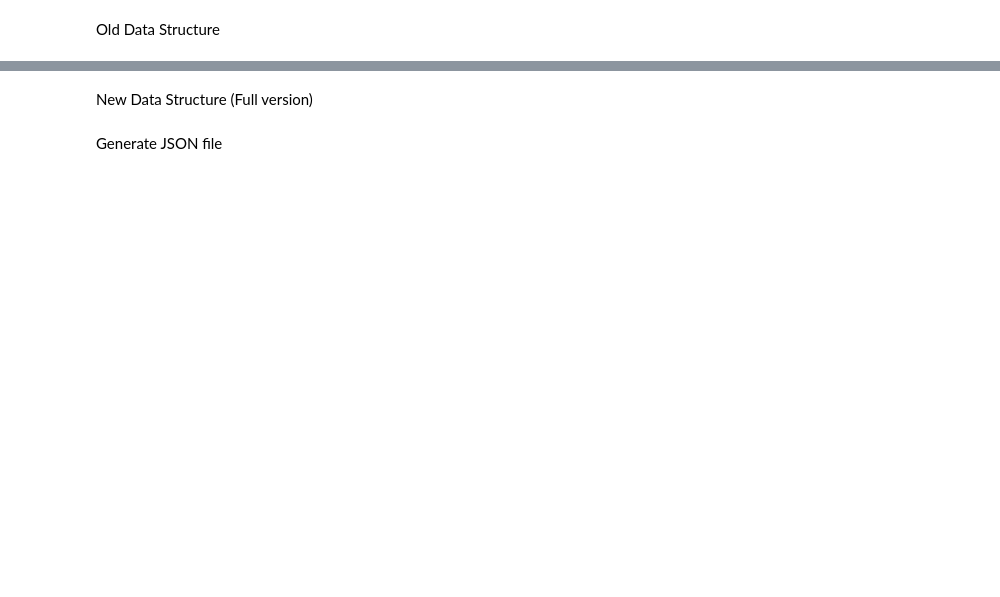
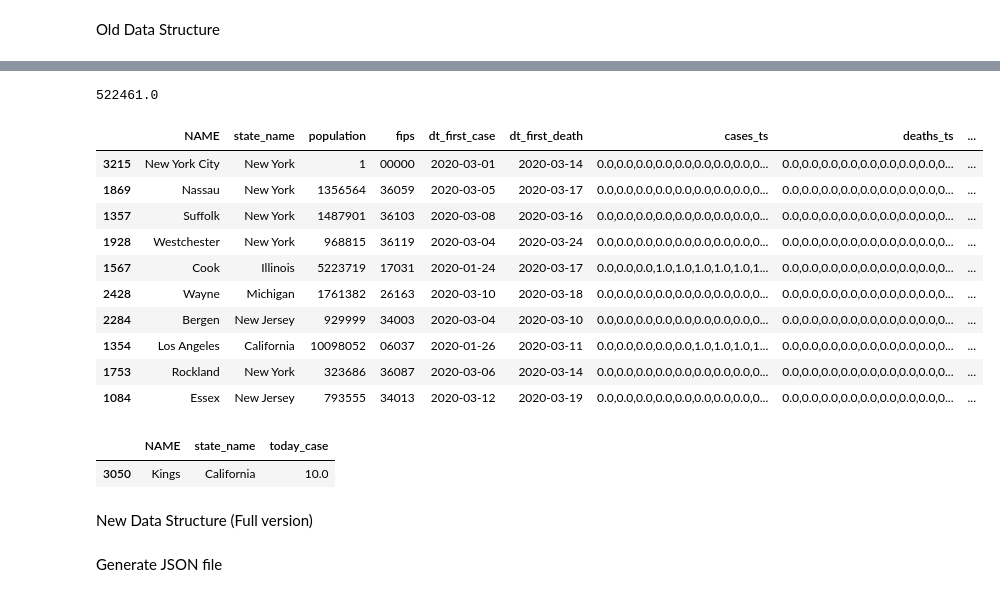
Before and after one commit to cybergis/wherecovid19_webapp, a Jupyter notebook: preprocessing/counties_new.ipynb, the cells around one changed output, grey strips where cells are left out. Drawn from its saved outputs; the diff is of its cells as text; code cells hidden in the pictures; blank space fills up the shorter version.

Commit message:
Add New York City and Kansas City to geojson

```diff
--- a/preprocessing/counties_new.ipynb
+++ b/preprocessing/counties_new.ipynb
@@ -90,3 +283,29 @@ final_df
+# %%
+final_df['today_case'] = final_df['today_case'].replace(np.nan,0)
+# %%
+final_df['today_case'].sum()
+# %% [output]
+522461.0
+# %%
+sorted_2 = final_df.sort_values(by=['today_case'], ascending=False)
+sorted_2.head(10)
+# %% [output]
+|  | NAME | state_name | population | fips | dt_first_case | dt_first_death | cases_ts | deaths_ts | ... |
+| 3215 | New York City | New York | 1 | 00000 | 2020-03-01 | 2020-03-14 | 0.0,0.0,0.0,0.0,0.0,0.0,0.0,0.0,0... | 0.0,0.0,0.0,0.0,0.0,0.0,0.0,0.0,0... | ... |
+| 1869 | Nassau | New York | 1356564 | 36059 | 2020-03-05 | 2020-03-17 | 0.0,0.0,0.0,0.0,0.0,0.0,0.0,0.0,0... | 0.0,0.0,0.0,0.0,0.0,0.0,0.0,0.0,0... | ... |
+| 1357 | Suffolk | New York | 1487901 | 36103 | 2020-03-08 | 2020-03-16 | 0.0,0.0,0.0,0.0,0.0,0.0,0.0,0.0,0... | 0.0,0.0,0.0,0.0,0.0,0.0,0.0,0.0,0... | ... |
+| 1928 | Westchester | New York | 968815 | 36119 | 2020-03-04 | 2020-03-24 | 0.0,0.0,0.0,0.0,0.0,0.0,0.0,0.0,0... | 0.0,0.0,0.0,0.0,0.0,0.0,0.0,0.0,0... | ... |
+| 1567 | Cook | Illinois | 5223719 | 17031 | 2020-01-24 | 2020-03-17 | 0.0,0.0,0.0,1.0,1.0,1.0,1.0,1.0,1... | 0.0,0.0,0.0,0.0,0.0,0.0,0.0,0.0,0... | ... |
+| 2428 | Wayne | Michigan | 1761382 | 26163 | 2020-03-10 | 2020-03-18 | 0.0,0.0,0.0,0.0,0.0,0.0,0.0,0.0,0... | 0.0,0.0,0.0,0.0,0.0,0.0,0.0,0.0,0... | ... |
+| 2284 | Bergen | New Jersey | 929999 | 34003 | 2020-03-04 | 2020-03-10 | 0.0,0.0,0.0,0.0,0.0,0.0,0.0,0.0,0... | 0.0,0.0,0.0,0.0,0.0,0.0,0.0,0.0,0... | ... |
+| 1354 | Los Angeles | California | 10098052 | 06037 | 2020-01-26 | 2020-03-11 | 0.0,0.0,0.0,0.0,0.0,1.0,1.0,1.0,1... | 0.0,0.0,0.0,0.0,0.0,0.0,0.0,0.0,0... | ... |
+| 1753 | Rockland | New York | 323686 | 36087 | 2020-03-06 | 2020-03-14 | 0.0,0.0,0.0,0.0,0.0,0.0,0.0,0.0,0... | 0.0,0.0,0.0,0.0,0.0,0.0,0.0,0.0,0... | ... |
+| 1084 | Essex | New Jersey | 793555 | 34013 | 2020-03-12 | 2020-03-19 | 0.0,0.0,0.0,0.0,0.0,0.0,0.0,0.0,0... | 0.0,0.0,0.0,0.0,0.0,0.0,0.0,0.0,0... | ... |
+# %%
+final_df[final_df['NAME']== 'Kings'][['NAME','state_name','today_case']]
+# %% [output]
+|  | NAME | state_name | today_case |
+| 3050 | Kings | California | 10.0 |
 # %%
 final_df.to_file(r"./nyt_counties_data.geojson", driver='GeoJSON', encoding='utf-8')
 print("done")
```
Also changed, not shown: parts of 13 cells of this notebook, 7 other files.
